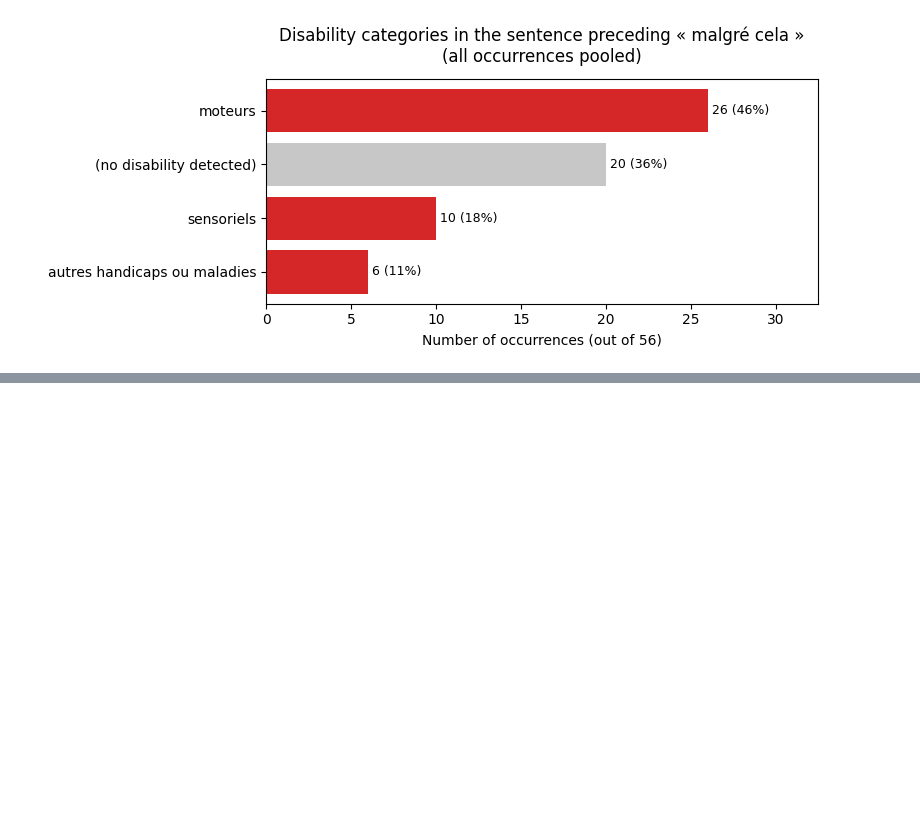
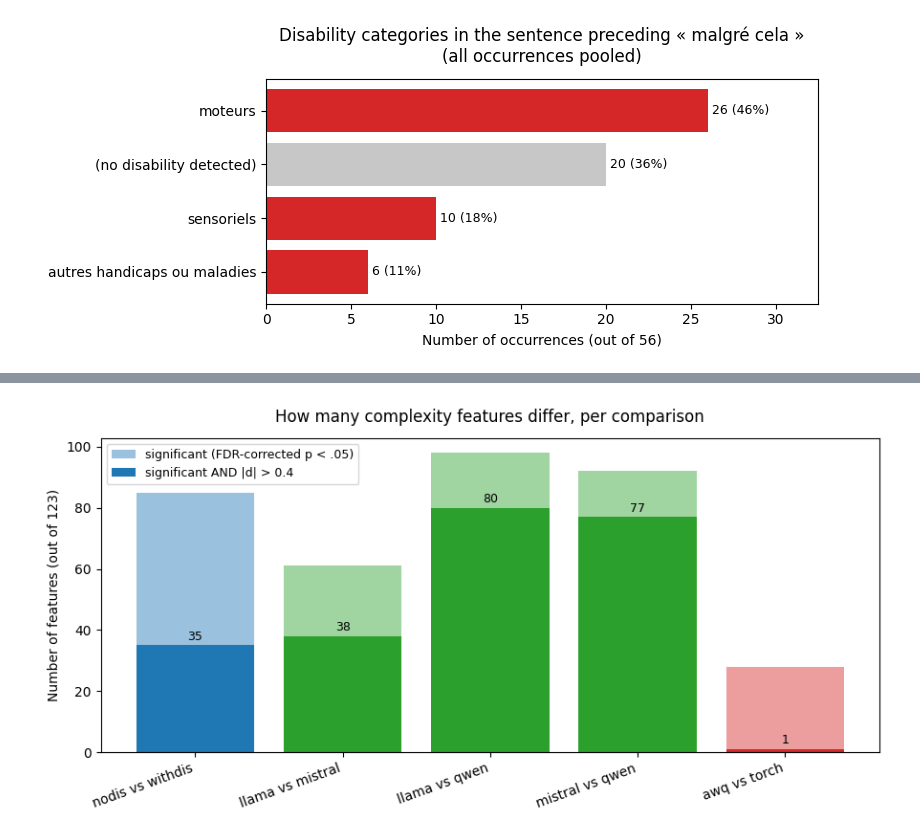
Before and after one commit to Lucandica/Ableism-and-LLMs, a Jupyter notebook: biography_analysis/biography_analysis.ipynb, the cells around one changed output, grey strips where cells are left out. Cells and saved outputs as stored; diff of their text form; code cells hidden in the pictures; blank space fills up the shorter version.

```diff
--- a/biography_analysis/biography_analysis.ipynb
+++ b/biography_analysis/biography_analysis.ipynb
@@ -469,0 +496,11 @@ with pd.option_context("display.max_colwidth", 120):
+# %%
+stats_sheets = pd.read_excel(STATS_PATH, sheet_name=None)
+df_stats = pd.concat(stats_sheets.values(), ignore_index=True)
+
+LABEL_FIX = {"True": "withdis", "False": "nodis"}
+mask = df_stats["grouping_var"] == "disability_in_prompt"
+for col in ["comparison", "group_1", "group_2", "direction"]:
+    df_stats.loc[mask, col] = df_stats.loc[mask, col].replace(LABEL_FIX, regex=True)
+
+df_stats["strong_effect"] = df_stats["reject_H0"] & (df_stats["cohen_d"].abs() > 0.4)
+df_stats.head()
@@ -469,0 +514,7 @@ with pd.option_context("display.max_colwidth", 120):
+# %%
+summary = (df_stats.groupby(["grouping_var", "comparison"])
+           .agg(n_features=("feature", "size"),
+                n_significant=("reject_H0", "sum"),
+                n_strong=("strong_effect", "sum"))
+           .reset_index())
+summary
@@ -469,0 +528,19 @@ with pd.option_context("display.max_colwidth", 120):
+# %%
+s = summary.sort_values(["grouping_var", "comparison"]).reset_index(drop=True)
+fig, ax = plt.subplots(figsize=(9, 4.5))
+x = np.arange(len(s))
+ax.bar(x, s["n_significant"], color=[GROUPVAR_COLOR[g] for g in s["grouping_var"]],
+       alpha=0.45, label="significant (FDR-corrected p < .05)")
+bars = ax.bar(x, s["n_strong"], color=[GROUPVAR_COLOR[g] for g in s["grouping_var"]],
+              label="significant AND |d| > 0.4")
+ax.bar_label(bars, labels=s["n_strong"].astype(str), fontsize=9, padding=2)
+
+n_total = s["n_features"].iloc[0]
+ax.set_xticks(x)
+ax.set_xticklabels(s["comparison"], rotation=20, ha="right")
+ax.set_ylabel(f"Number of features (out of {n_total})")
+ax.set_title("How many complexity features differ, per comparison", pad=12)
+ax.legend(fontsize=9)
+save_show("complexity_significant_features_overview.pdf")
+# %% [output]
+[figure, added]
```
Also changed, not shown: parts of 22 cells of this notebook, 15 other files.
